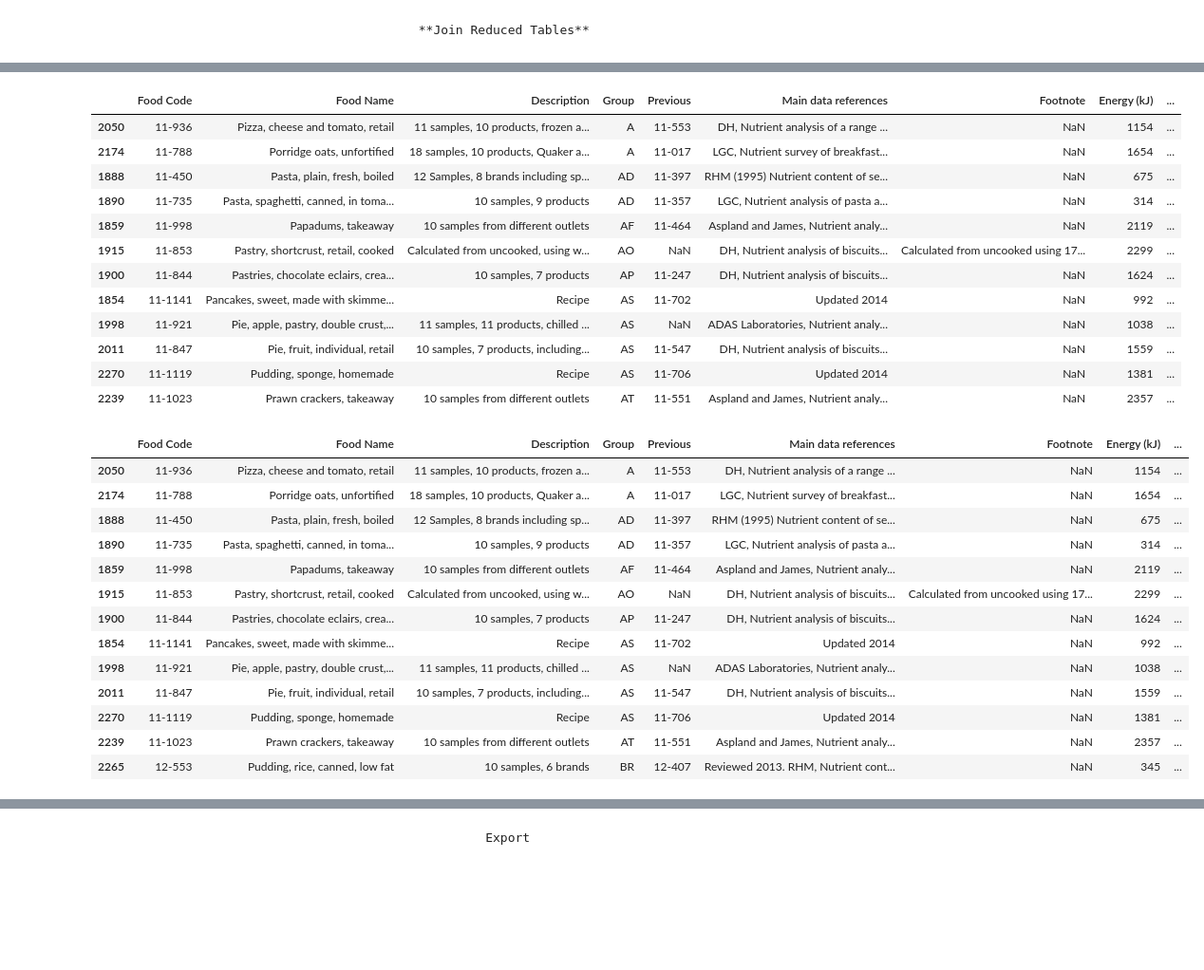
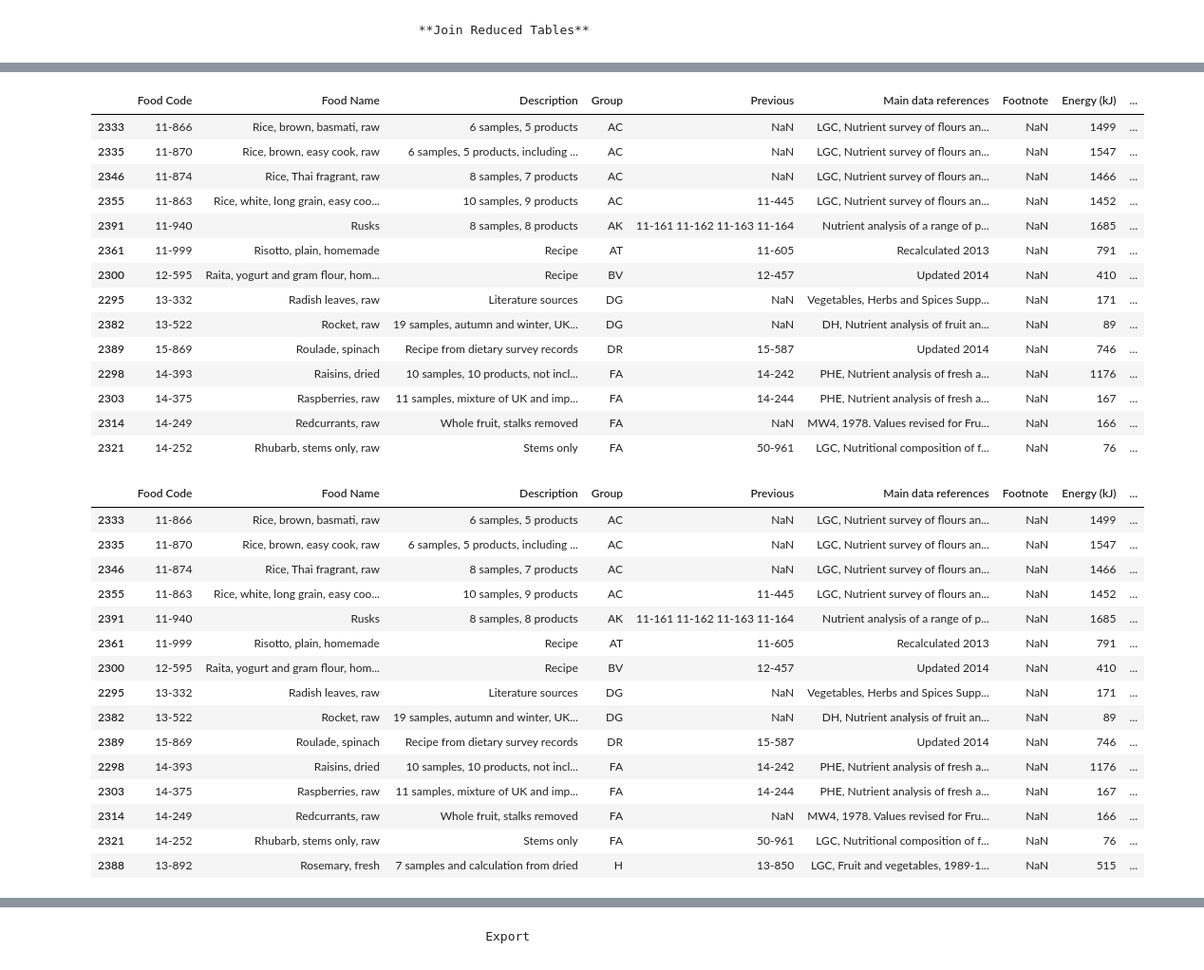
Before and after one commit to elliotkarikari/Product_Weight_Project, a Jupyter notebook: Jupter_notebooks/Reduction, Products that start with R.ipynb, the cells around one changed output, grey strips where cells are left out. Shown at 95% size. Drawn from its saved outputs; the diff is of its cells as text; code cells hidden in the pictures; blank space fills up the shorter version.

```diff
--- a/Jupter_notebooks/Reduction, Products that start with R.ipynb
+++ b/Jupter_notebooks/Reduction, Products that start with R.ipynb
@@ -493,5 +431,5 @@ Red2
 # %%
-Red3 = pd.concat([Red2,Filt_AO], axis=0, join='inner')
+Red3 = pd.concat([Red2,BV], axis=0, join='inner')
 Red3
 # %% [output]
 |  | Food Code | Food Name | Description | Group | Previous | Main data references | Footnote | Energy (kJ) | ... |
@@ -504,5 +443,5 @@ Red3
 # %%
-Red4 = pd.concat([Red3,Filt_AP], axis=0, join='inner')
+Red4 = pd.concat([Red3,Filt_DG], axis=0, join='inner')
 Red4
 # %% [output]
 |  | Food Code | Food Name | Description | Group | Previous | Main data references | Footnote | Energy (kJ) | ... |
@@ -516,5 +457,5 @@ Red4
 # %%
-Red5 = pd.concat([Red4,Filt_AS], axis=0, join='inner')
+Red5 = pd.concat([Red4,Filt_DR], axis=0, join='inner')
 Red5
 # %% [output]
 |  | Food Code | Food Name | Description | Group | Previous | Main data references | Footnote | Energy (kJ) | ... |
@@ -532,36 +472,40 @@ Red5
 # %%
-Red6 = pd.concat([Red5,Filt_AT], axis=0, join='inner')
+Red6 = pd.concat([Red5,Filt_FA], axis=0, join='inner')
 Red6
 # %% [output]
 |  | Food Code | Food Name | Description | Group | Previous | Main data references | Footnote | Energy (kJ) | ... |
-| 2050 | 11-936 | Pizza, cheese and tomato, retail | 11 samples, 10 products, frozen a... | A | 11-553 | DH, Nutrient analysis of a range ... | NaN | 1154 | ... |
-| 2174 | 11-788 | Porridge oats, unfortified | 18 samples, 10 products, Quaker a... | A | 11-017 | LGC, Nutrient survey of breakfast... | NaN | 1654 | ... |
-| 1888 | 11-450 | Pasta, plain, fresh, boiled | 12 Samples, 8 brands including sp... | AD | 11-397 | RHM (1995) Nutrient content of se... | NaN | 675 | ... |
-| 1890 | 11-735 | Pasta, spaghetti, canned, in toma... | 10 samples, 9 products | AD | 11-357 | LGC, Nutrient analysis of pasta a... | NaN | 314 | ... |
-| 1859 | 11-998 | Papadums, takeaway | 10 samples from different outlets | AF | 11-464 | Aspland and James, Nutrient analy... | NaN | 2119 | ... |
-| 1915 | 11-853 | Pastry, shortcrust, retail, cooked | Calculated from uncooked, using w... | AO | NaN | DH, Nutrient analysis of biscuits... | Calculated from uncooked using 17... | 2299 | ... |
-| 1900 | 11-844 | Pastries, chocolate eclairs, crea... | 10 samples, 7 products | AP | 11-247 | DH, Nutrient analysis of biscuits... | NaN | 1624 | ... |
-| 1854 | 11-1141 | Pancakes, sweet, made with skimme... | Recipe | AS | 11-702 | Updated 2014 | NaN | 992 | ... |
-| 1998 | 11-921 | Pie, apple, pastry, double crust,... | 11 samples, 11 products, chilled ... | AS | NaN | ADAS Laboratories, Nutrient analy... | NaN | 1038 | ... |
-| 2011 | 11-847 | Pie, fruit, individual, retail | 10 samples, 7 products, including... | AS | 11-547 | DH, Nutrient analysis of biscuits... | NaN | 1559 | ... |
-| 2270 | 11-1119 | Pudding, sponge, homemade | Recipe | AS | 11-706 | Updated 2014 | NaN | 1381 | ... |
-| 2239 | 11-1023 | Prawn crackers, takeaway | 10 samples from different outlets | AT | 11-551 | Aspland and James, Nutrient analy... | NaN | 2357 | ... |
+| 2333 | 11-866 | Rice, brown, basmati, raw | 6 samples, 5 products | AC | NaN | LGC, Nutrient survey of flours an... | NaN | 1499 | ... |
+| 2335 | 11-870 | Rice, brown, easy cook, raw | 6 samples, 5 products, including ... | AC | NaN | LGC, Nutrient survey of flours an... | NaN | 1547 | ... |
+| 2346 | 11-874 | Rice, Thai fragrant, raw | 8 samples, 7 products | AC | NaN | LGC, Nutrient survey of flours an... | NaN | 1466 | ... |
+| 2355 | 11-863 | Rice, white, long grain, easy coo... | 10 samples, 9 products | AC | 11-445 | LGC, Nutrient survey of flours an... | NaN | 1452 | ... |
+| 2391 | 11-940 | Rusks | 8 samples, 8 products | AK | 11-161 11-162 11-163 11-164 | Nutrient analysis of a range of p... | NaN | 1685 | ... |
+| 2361 | 11-999 | Risotto, plain, homemade | Recipe | AT | 11-605 | Recalculated 2013 | NaN | 791 | ... |
+| 2300 | 12-595 | Raita, yogurt and gram flour, hom... | Recipe | BV | 12-457 | Updated 2014 | NaN | 410 | ... |
+| 2295 | 13-332 | Radish leaves, raw | Literature sources | DG | NaN | Vegetables, Herbs and Spices Supp... | NaN | 171 | ... |
+| 2382 | 13-522 | Rocket, raw | 19 samples, autumn and winter, UK... | DG | NaN | DH, Nutrient analysis of fruit an... | NaN | 89 | ... |
+| 2389 | 15-869 | Roulade, spinach | Recipe from dietary survey records | DR | 15-587 | Updated 2014 | NaN | 746 | ... |
+| 2298 | 14-393 | Raisins, dried | 10 samples, 10 products, not incl... | FA | 14-242 | PHE, Nutrient analysis of fresh a... | NaN | 1176 | ... |
+| 2303 | 14-375 | Raspberries, raw | 11 samples, mixture of UK and imp... | FA | 14-244 | PHE, Nutrient analysis of fresh a... | NaN | 167 | ... |
+| 2314 | 14-249 | Redcurrants, raw | Whole fruit, stalks removed | FA | NaN | MW4, 1978. Values revised for Fru... | NaN | 166 | ... |
+| 2321 | 14-252 | Rhubarb, stems only, raw | Stems only | FA | 50-961 | LGC, Nutritional composition of f... | NaN | 76 | ... |
 # %%
-Red7 = pd.concat([Red6,Filt_BR], axis=0, join='inner')
+Red7 = pd.concat([Red6,Filt_H], axis=0, join='inner')
 Red7
 # %% [output]
 |  | Food Code | Food Name | Description | Group | Previous | Main data references | Footnote | Energy (kJ) | ... |
-| 2050 | 11-936 | Pizza, cheese and tomato, retail | 11 samples, 10 products, frozen a... | A | 11-553 | DH, Nutrient analysis of a range ... | NaN | 1154 | ... |
-| 2174 | 11-788 | Porridge oats, unfortified | 18 samples, 10 products, Quaker a... | A | 11-017 | LGC, Nutrient survey of breakfast... | NaN | 1654 | ... |
-| 1888 | 11-450 | Pasta, plain, fresh, boiled | 12 Samples, 8 brands including sp... | AD | 11-397 | RHM (1995) Nutrient content of se... | NaN | 675 | ... |
-| 1890 | 11-735 | Pasta, spaghetti, canned, in toma... | 10 samples, 9 products | AD | 11-357 | LGC, Nutrient analysis of pasta a... | NaN | 314 | ... |
-| 1859 | 11-998 | Papadums, takeaway | 10 samples from different outlets | AF | 11-464 | Aspland and James, Nutrient analy... | NaN | 2119 | ... |
-| 1915 | 11-853 | Pastry, shortcrust, retail, cooked | Calculated from uncooked, using w... | AO | NaN | DH, Nutrient analysis of biscuits... | Calculated from uncooked using 17... | 2299 | ... |
-| 1900 | 11-844 | Pastries, chocolate eclairs, crea... | 10 samples, 7 products | AP | 11-247 | DH, Nutrient analysis of biscuits... | NaN | 1624 | ... |
-| 1854 | 11-1141 | Pancakes, sweet, made with skimme... | Recipe | AS | 11-702 | Updated 2014 | NaN | 992 | ... |
-| 1998 | 11-921 | Pie, apple, pastry, double crust,... | 11 samples, 11 products, chilled ... | AS | NaN | ADAS Laboratories, Nutrient analy... | NaN | 1038 | ... |
-| 2011 | 11-847 | Pie, fruit, individual, retail | 10 samples, 7 products, including... | AS | 11-547 | DH, Nutrient analysis of biscuits... | NaN | 1559 | ... |
-| 2270 | 11-1119 | Pudding, sponge, homemade | Recipe | AS | 11-706 | Updated 2014 | NaN | 1381 | ... |
-| 2239 | 11-1023 | Prawn crackers, takeaway | 10 samples from different outlets | AT | 11-551 | Aspland and James, Nutrient analy... | NaN | 2357 | ... |
-| 2265 | 12-553 | Pudding, rice, canned, low fat | 10 samples, 6 brands | BR | 12-407 | Reviewed 2013. RHM, Nutrient cont... | NaN | 345 | ... |
+| 2333 | 11-866 | Rice, brown, basmati, raw | 6 samples, 5 products | AC | NaN | LGC, Nutrient survey of flours an... | NaN | 1499 | ... |
+| 2335 | 11-870 | Rice, brown, easy cook, raw | 6 samples, 5 products, including ... | AC | NaN | LGC, Nutrient survey of flours an... | NaN | 1547 | ... |
+| 2346 | 11-874 | Rice, Thai fragrant, raw | 8 samples, 7 products | AC | NaN | LGC, Nutrient survey of flours an... | NaN | 1466 | ... |
+| 2355 | 11-863 | Rice, white, long grain, easy coo... | 10 samples, 9 products | AC | 11-445 | LGC, Nutrient survey of flours an... | NaN | 1452 | ... |
+| 2391 | 11-940 | Rusks | 8 samples, 8 products | AK | 11-161 11-162 11-163 11-164 | Nutrient analysis of a range of p... | NaN | 1685 | ... |
+| 2361 | 11-999 | Risotto, plain, homemade | Recipe | AT | 11-605 | Recalculated 2013 | NaN | 791 | ... |
+| 2300 | 12-595 | Raita, yogurt and gram flour, hom... | Recipe | BV | 12-457 | Updated 2014 | NaN | 410 | ... |
+| 2295 | 13-332 | Radish leaves, raw | Literature sources | DG | NaN | Vegetables, Herbs and Spices Supp... | NaN | 171 | ... |
+| 2382 | 13-522 | Rocket, raw | 19 samples, autumn and winter, UK... | DG | NaN | DH, Nutrient analysis of fruit an... | NaN | 89 | ... |
+| 2389 | 15-869 | Roulade, spinach | Recipe from dietary survey records | DR | 15-587 | Updated 2014 | NaN | 746 | ... |
+| 2298 | 14-393 | Raisins, dried | 10 samples, 10 products, not incl... | FA | 14-242 | PHE, Nutrient analysis of fresh a... | NaN | 1176 | ... |
+| 2303 | 14-375 | Raspberries, raw | 11 samples, mixture of UK and imp... | FA | 14-244 | PHE, Nutrient analysis of fresh a... | NaN | 167 | ... |
+| 2314 | 14-249 | Redcurrants, raw | Whole fruit, stalks removed | FA | NaN | MW4, 1978. Values revised for Fru... | NaN | 166 | ... |
+| 2321 | 14-252 | Rhubarb, stems only, raw | Stems only | FA | 50-961 | LGC, Nutritional composition of f... | NaN | 76 | ... |
+| 2388 | 13-892 | Rosemary, fresh | 7 samples and calculation from dried | H | 13-850 | LGC, Fruit and vegetables, 1989-1... | NaN | 515 | ... |
 # %%
```
Also changed, not shown: parts of 54 cells of this notebook.
